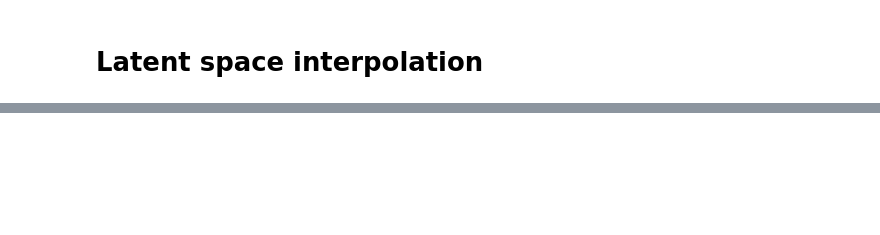
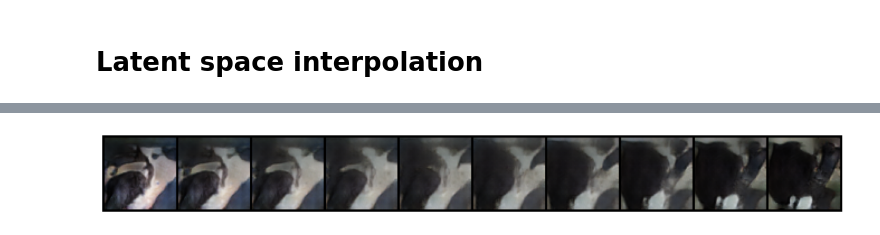
Before and after one commit to dxzielinski/dl-generative, a Jupyter notebook: model/latent_space_interpolation.ipynb, the cells around one changed output, grey strips where cells are left out. Cells and saved outputs as stored; diff of their text form; code cells hidden in the pictures; blank space fills up the shorter version.

```diff
--- a/model/latent_space_interpolation.ipynb
+++ b/model/latent_space_interpolation.ipynb
@@ -56,0 +130,26 @@ plt.show()
+# %%
+checkpoint_path = "../checkpoints/dcgan-dogscats/dcgan-transforms-dogscats-epoch=476-fid_score=103.44.ckpt"
+lightning_checkpoint = torch.load(
+    checkpoint_path,
+    map_location=lambda storage, loc: storage,
+)
+hyperparams = lightning_checkpoint["hyper_parameters"]
+hyperparams.pop("lr", None)
+model = DCGAN.load_from_checkpoint(
+    checkpoint_path,
+    **hyperparams,
+)
+model = model.to(device).eval()
+with torch.no_grad():
+    imgs = model.generator(zs)
+    imgs = (imgs + 1) / 2
+    imgs = torch.clamp(imgs, 0, 1)
+grid = utils.make_grid(imgs, nrow=num_steps, padding=2)
+np_grid = grid.permute(1, 2, 0).cpu().numpy()
+plt.figure(figsize=(num_steps * 1.5, 1.5))
+plt.axis("off")
+plt.imshow(np_grid)
+plt.tight_layout()
+plt.show()
+# %% [output]
+[figure, added]
```
Also changed, not shown: parts of 11 cells of this notebook, 20 other files.
